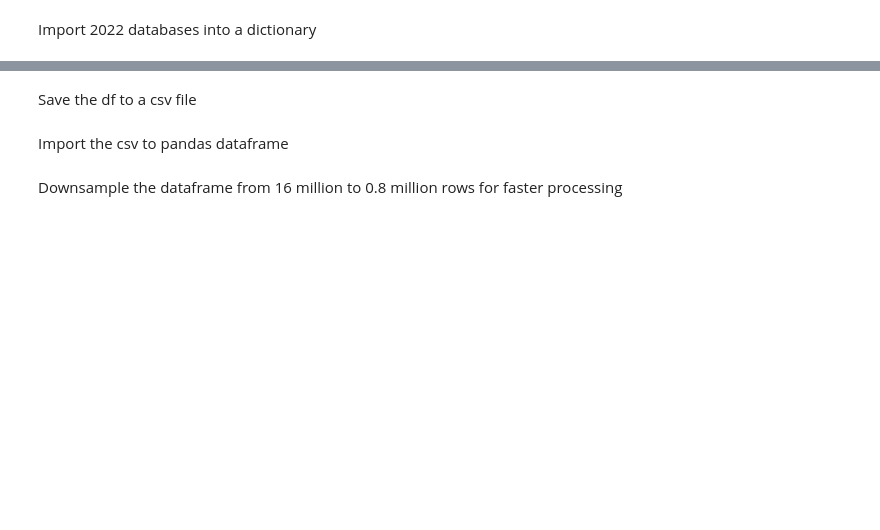
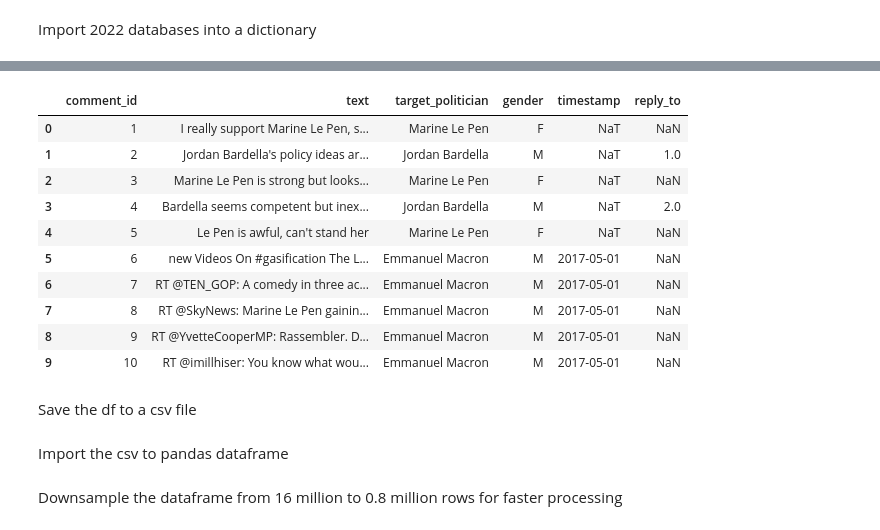
Before and after one commit to micagonzdark/ComputationalSocialSciences, a Jupyter notebook: project/analysis.ipynb, the cells around one changed output, grey strips where cells are left out. Cells and saved outputs as stored; diff of their text form; code cells hidden in the pictures; blank space fills up the shorter version.

```diff
--- a/project/analysis.ipynb
+++ b/project/analysis.ipynb
@@ -234,34 +301,46 @@ for m in mention_2017:
 
         # Create timestamp from day and hour
         timestamp_str = f"{row['day']} {row['hour']}:00:00"
         data["timestamp"].append(timestamp_str)
 
 for m in mention_2022:
     df_mention = dfs_dict_2022[m]
 
     for idx, row in df_mention.iterrows():
         # Skip rows where 'text' is not a string
         if isinstance(row['text'], str):
             data["comment_id"].append(len(data["comment_id"])+1)
             data["text"].append(row["text"])  # Get text from dfs_dict
 
             if m == 'pen':
                 data["target_politician"].append("Marine Le Pen")
                 data["gender"].append("F")
             else:
                 data["target_politician"].append("Emmanuel Macron")
                 data["gender"].append("M")
 
             data["reply_to"].append(None)
             # Ensure pure string before conversion
             data["timestamp"].append(str(row['created_date']))
 
 # # Convert timestamps with explicit format, otherwise it will crash
 converted_ts = pd.to_datetime(data["timestamp"], errors='coerce', format="%Y-%m-%d %H:%M:%S")
 
 df = pd.DataFrame(data)
 df["timestamp"] = converted_ts
-df.head()
+df.head(10)
+# %% [output]
+|  | comment_id | text | target_politician | gender | timestamp | reply_to |
+| 0 | 1 | I really support Marine Le Pen, s... | Marine Le Pen | F | NaT | NaN |
+| 1 | 2 | Jordan Bardella's policy ideas ar... | Jordan Bardella | M | NaT | 1.0 |
+| 2 | 3 | Marine Le Pen is strong but looks... | Marine Le Pen | F | NaT | NaN |
+| 3 | 4 | Bardella seems competent but inex... | Jordan Bardella | M | NaT | 2.0 |
+| 4 | 5 | Le Pen is awful, can't stand her | Marine Le Pen | F | NaT | NaN |
+| 5 | 6 | new Videos On #gasification The L... | Emmanuel Macron | M | 2017-05-01 | NaN |
+| 6 | 7 | RT @TEN_GOP: A comedy in three ac... | Emmanuel Macron | M | 2017-05-01 | NaN |
+| 7 | 8 | RT @SkyNews: Marine Le Pen gainin... | Emmanuel Macron | M | 2017-05-01 | NaN |
+| 8 | 9 | RT @YvetteCooperMP: Rassembler. D... | Emmanuel Macron | M | 2017-05-01 | NaN |
+| 9 | 10 | RT @imillhiser: You know what wou... | Emmanuel Macron | M | 2017-05-01 | NaN |
 # %% [markdown]
 Save the df to a csv file
 # %%
```
Also changed, not shown: parts of 18 cells of this notebook.
